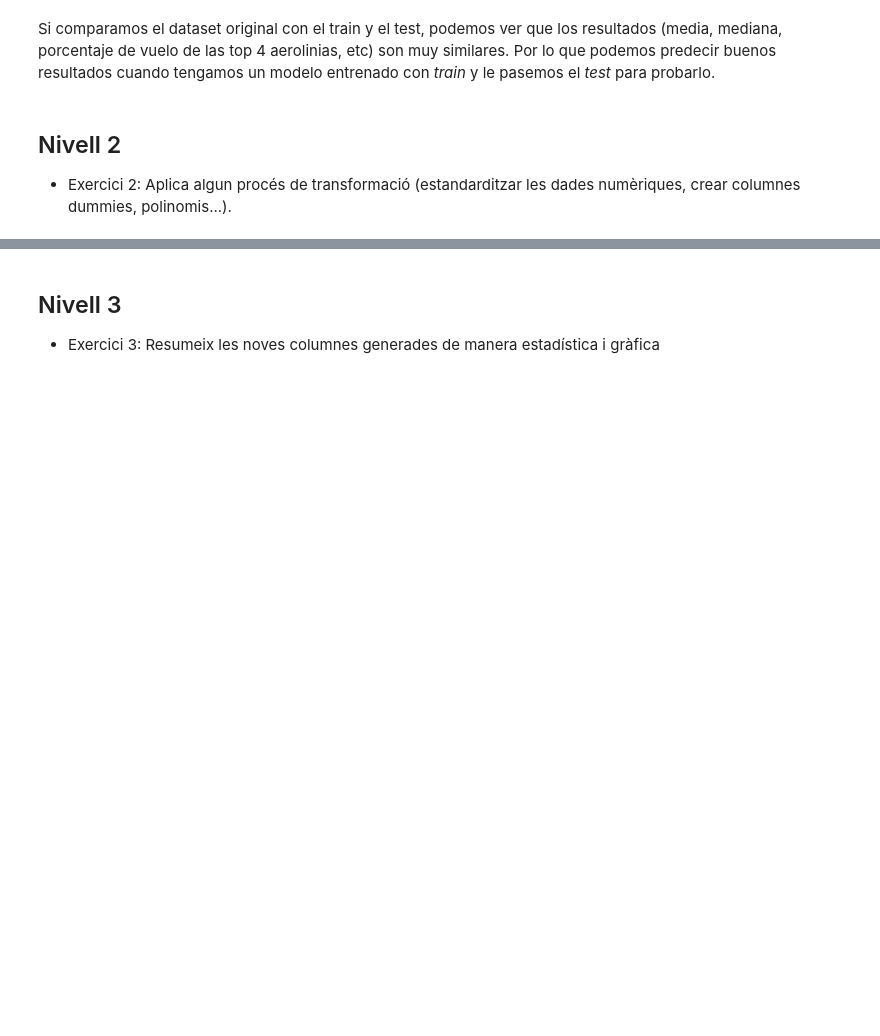
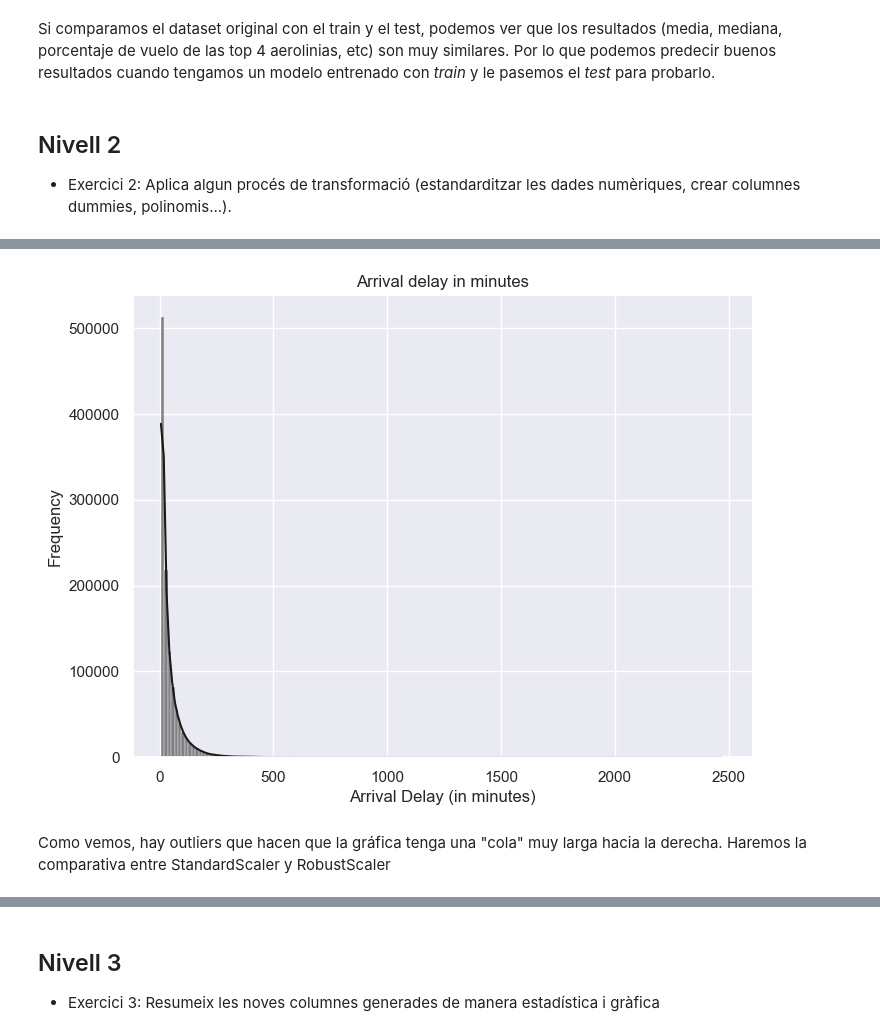
Before and after one commit to Yms002/Ejercicios, a Jupyter notebook: S11_T01/S11_T01 - Practicant amb training i test sets.ipynb, the cells around one changed output, grey strips where cells are left out. Cells and saved outputs as stored; diff of their text form; code cells hidden in the pictures; blank space fills up the shorter version.

```diff
--- a/S11_T01/S11_T01 - Practicant amb training i test sets.ipynb
+++ b/S11_T01/S11_T01 - Practicant amb training i test sets.ipynb
@@ -16,7 +16,7 @@ plt.style.use('default')
 plt.rcParams.update({'font.size': 16, 'figure.figsize': (8, 6)}) # set font and plot size to be larger
 
 # Carga del dataset:
-delay_df = pd.read_csv(r'..\DB\DelayedFlights.csv')
+delay_df = pd.read_csv(r'DelayedFlights.csv')
 
 pd.set_option('display.max_columns', None) #muestra todas las columnas
 
@@ -153,0 +164,11 @@ Si comparamos el dataset original con el train y el test, podemos ver que los re
+# %%
+sns.set(style="darkgrid") #darkgrid, whitegrid, dark, white, and ticks
+sns.histplot(train, x = 'DepDelay', binwidth=15, kde = True, color = 'k')
+plt.title('Arrival delay in minutes')
+plt.ylabel('Frequency')
+plt.xlabel('Arrival Delay (in minutes)')
+plt.show()
+# %% [output]
+[figure, added]
+# %% [markdown]
+Como vemos, hay outliers que hacen que la gráfica tenga una "cola" muy larga hacia la derecha. Haremos la comparativa entre StandardScaler y RobustScaler
```
Also changed, not shown: parts of 7 cells of this notebook.
